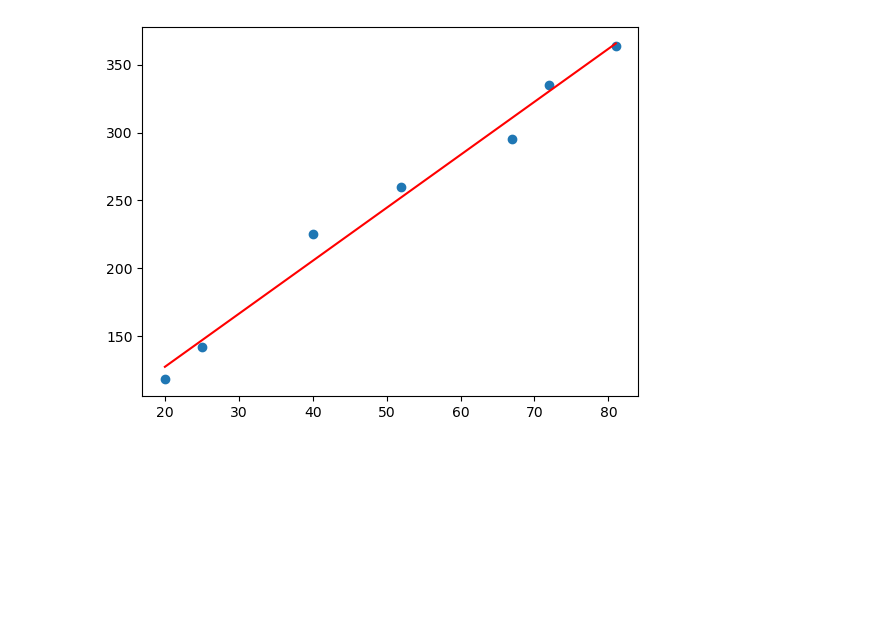
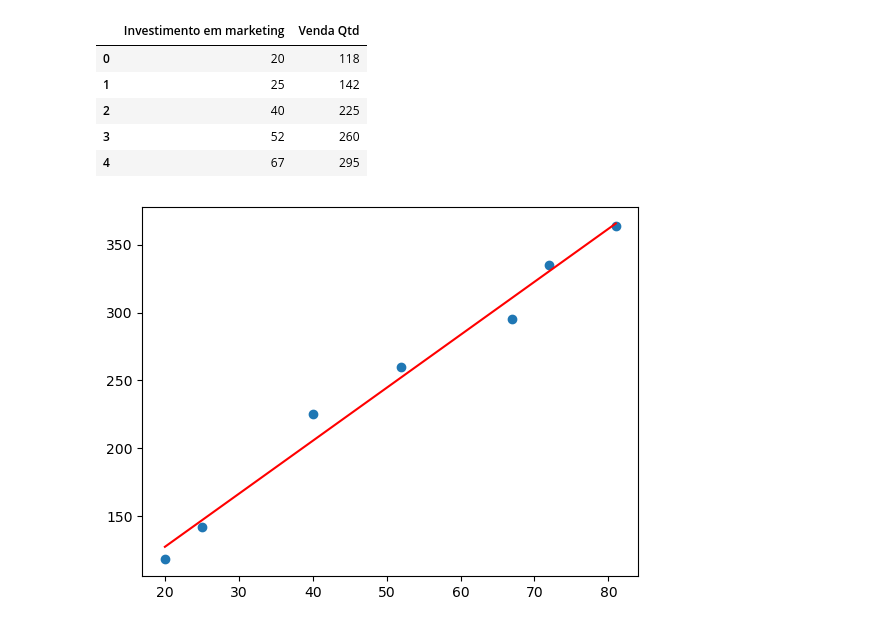
Before and after one commit to gabrielchayb/Prev_Faturamento-FACOM32101, a Jupyter notebook: machinelearning.ipynb, the cells around one changed output. Saved outputs shown, nothing was run; the diff lists cells and outputs as text; code cells hidden in the pictures; blank space fills up the shorter version.

```diff
--- a/machinelearning.ipynb
+++ b/machinelearning.ipynb
@@ -1,8 +1,17 @@
 # %%
 import pandas as pd #importando a biblioteca pandas - manipulação e vizualização de dados
 import matplotlib.pyplot as plt #importando a biblioteca matplotlib - gráficos, tabelas, etc
-import numpy as np #
+import numpy as np #importando a biblioteca numpy
 
 # Importando a base de vendas
 base = pd.read_excel("Investimento_x_Venda.xlsx")
+
+base.head() #imprimindo as 5 primeiras linhas da base de dados
+# %% [output]
+|  | Investimento em marketing | Venda Qtd |
+| 0 | 20 | 118 |
+| 1 | 25 | 142 |
+| 2 | 40 | 225 |
+| 3 | 52 | 260 |
+| 4 | 67 | 295 |
 # %%
```
Also changed, not shown: parts of 3 cells of this notebook.
